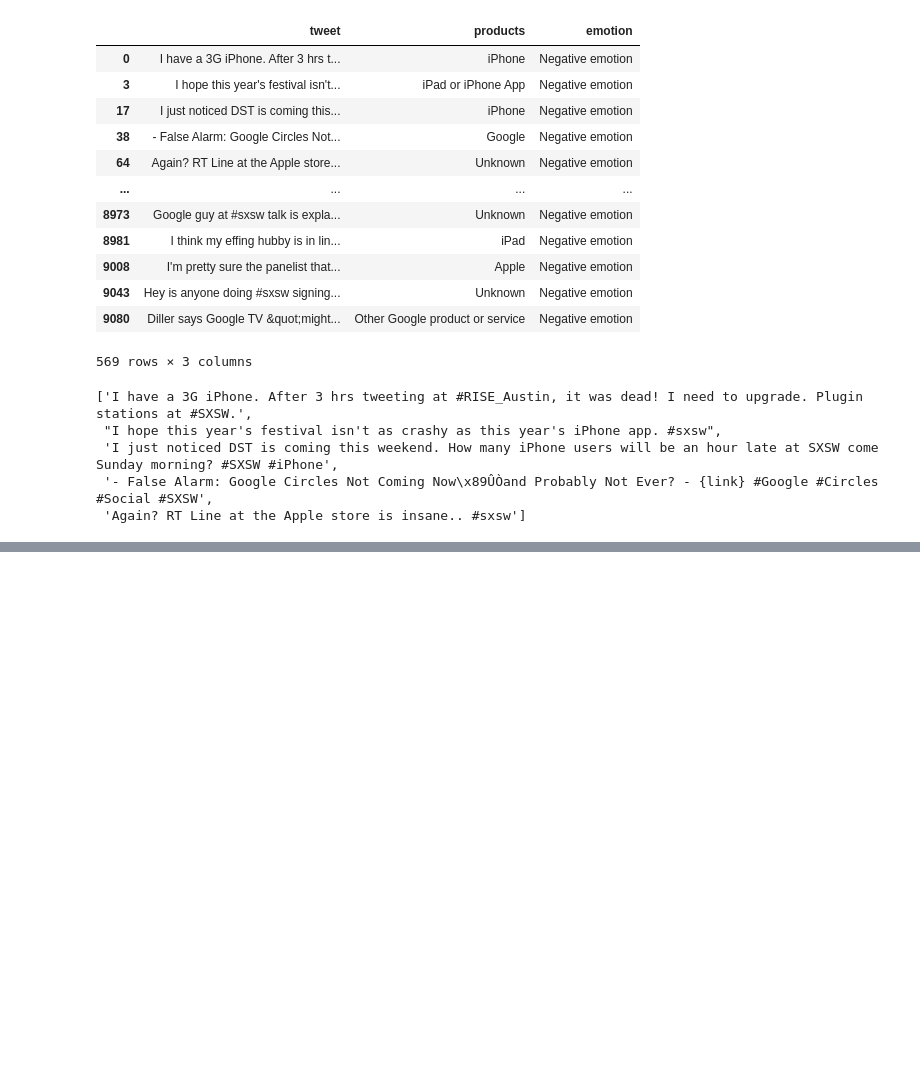
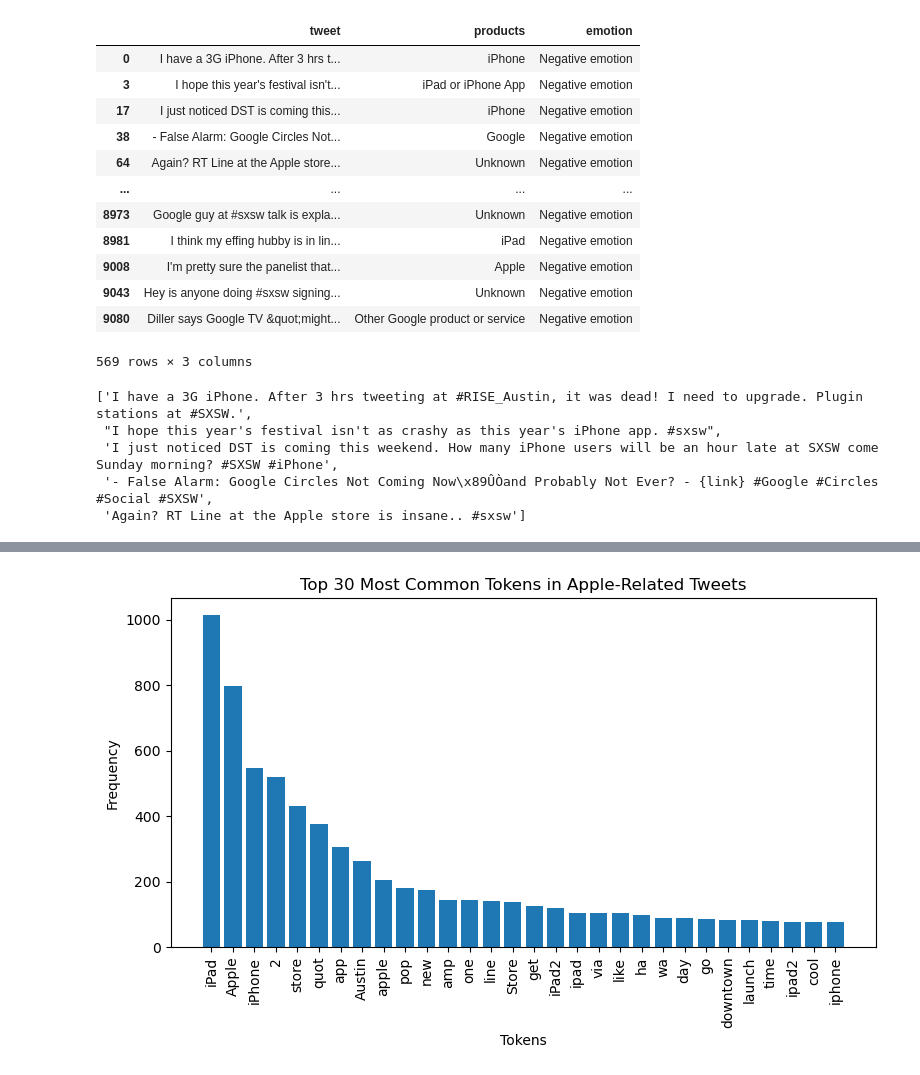
Before and after one commit to paulmbuitu/Apple-Google-NLP-Sentiment-Analysis, a Jupyter notebook: sentiment_analysis.ipynb, the cells around one changed output, grey strips where cells are left out. Saved outputs shown, nothing was run; the diff lists cells and outputs as text; code cells hidden in the pictures; blank space fills up the shorter version.

```diff
--- a/sentiment_analysis.ipynb
+++ b/sentiment_analysis.ipynb
@@ -579,0 +714,20 @@ negative_tweet[:5]
+# %%
+# Feature engineering to have three categories: "Google," "Apple," and "Unknown"
+review_df['brand'] = review_df['products'].replace({
+    'iPhone': 'Apple',
+    'iPad or iPhone App': 'Apple',
+    'iPad': 'Apple',
+    'Google': 'Google',
+    'Unknown': 'Unknown',
+    'Android': 'Google',
+    'Apple': 'Apple',
+    'Android App': 'Google',
+    'Other Google product or service': 'Google',
+    'Other Apple product or service': 'Apple'
+})
+
+# Drop the original "products" column
+review_df.drop(columns=['products'], inplace=True)
+
+# Display unique entries in the "brand" column
+review_df['brand'].unique()
@@ -579,0 +736,9 @@ negative_tweet[:5]
+# %%
+# Filtering the DataFrame to select tweets associated with Apple
+apple_tweets_df = review_df[review_df['brand'] == 'Apple']
+
+# Converting the selected tweets to a list
+apple_tweets_list = apple_tweets_df['tweet'].tolist()
+
+# Display the first few elements of the list
+apple_tweets_list[:5]
@@ -579,0 +751,11 @@ negative_tweet[:5]
+# %%
+#tokenize tweets
+tokens_apple = tokenize_tweets(apple_tweets_list)
+#lemmatize tweets
+tokens_apple_lemm = lemmatize_tokens(tokens_apple)
+#remove stop words using the same stop words list
+tokens_apple_filtered = remove_stopwords(tokens_apple_lemm)
+
+# Displaying most common 20 tokens
+freq = FreqDist(tokens_apple_filtered)
+freq.most_common(20)
@@ -579,0 +783,6 @@ negative_tweet[:5]
+# %%
+# Visualizing the top 30 most common tokens in Apple tweets
+plot_token_frequency(tokens_apple_filtered, top_n=30,
+                     title="Top 30 Most Common Tokens in Apple-Related Tweets")
+# %% [output]
+[figure, added]
```
Also changed, not shown: parts of 54 cells of this notebook.
